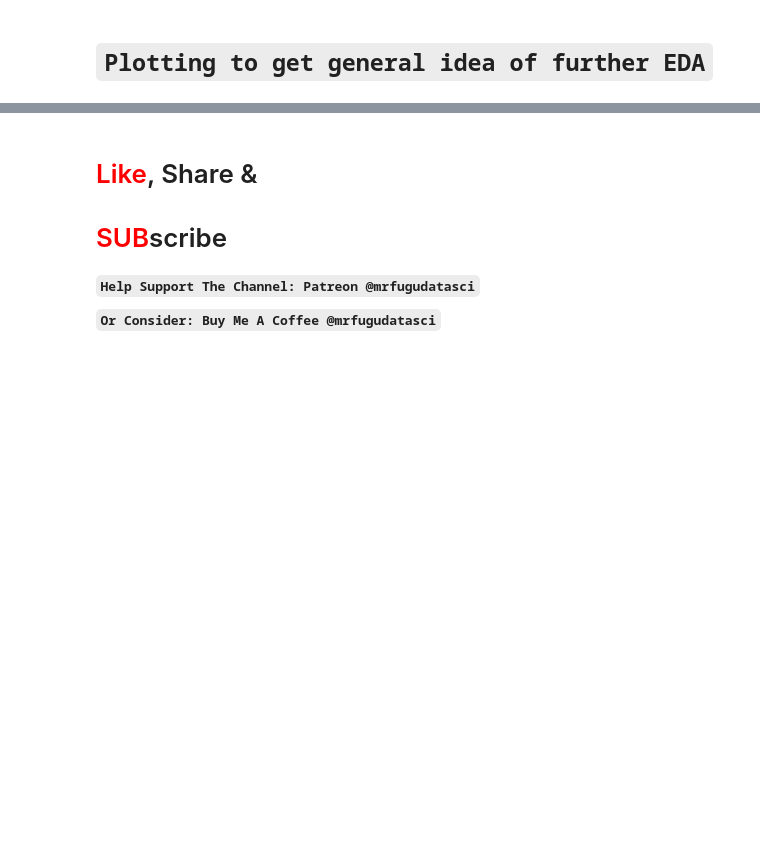
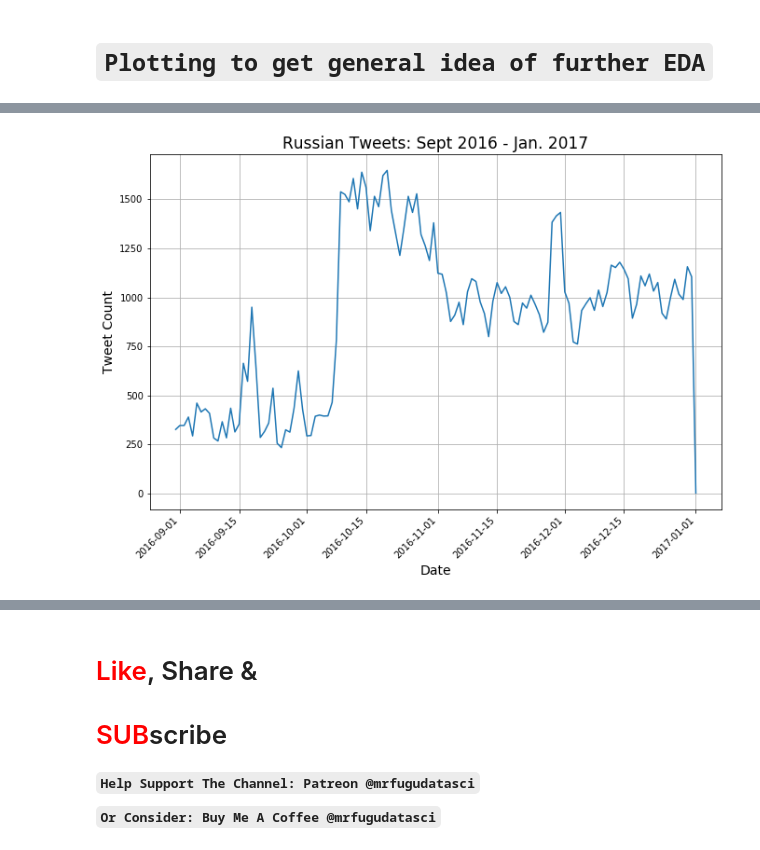
Before and after one commit to MrFuguDataScience/NLP, a Jupyter notebook: troll_tweets_02.ipynb, the cells around one changed output, grey strips where cells are left out. Drawn from its saved outputs; the diff is of its cells as text; code cells hidden in the pictures; blank space fills up the shorter version.

```diff
--- a/troll_tweets_02.ipynb
+++ b/troll_tweets_02.ipynb
@@ -171,0 +148,29 @@ tweet_trend['tweet_count'].plot(x=tr_eng['publish_date_Only'].unique(),linestyle
+# %%
+# Due to complications with translating API's and Cost I WILL NOT DO THIS...
+
+# But, I will do a comparison for plotting of tweets during election time
+
+tr_russ=troll_02[troll_02['language']=='Russian']
+
+pd.set_option('mode.chained_assignment', None) # ignore pandas warning:
+# "A value is trying to be set on a copy of a slice from a DataFrame"
+
+# Convert str to date/time with pandas
+tr_russ['publish_date']=pd.to_datetime(tr_russ['publish_date'],
+                                          infer_datetime_format=True)
+
+tr_russ.sort_values('publish_date',ascending=True)
+
+# Change formating to US dates
+tr_russ['publish_date_Only']=tr_russ['publish_date'].dt.strftime('%m/%d/%Y')
+
+mask_russ = (tr_russ['publish_date'] > '08/31/2016') &\
+(tr_russ['publish_date']  <= '01/01/02017')
+
+
+tr_russ_msk=tr_russ[mask_russ].sort_values('publish_date')
+
+
+tr_russ_msk['publish_date_Only']=pd.to_datetime(tr_russ_msk['publish_date_Only'])
+
+tr_russ_msk.head()
@@ -172,2 +184,17 @@ tweet_trend['tweet_count'].plot(x=tr_eng['publish_date_Only'].unique(),linestyle
+# %%
+plt.figure(figsize=(11,7))
+
+# sort dates and get count by date:
+dd_russ=pd.to_datetime(tr_russ_msk['publish_date_Only']).value_counts().sort_index()
+
+plt.plot(dd_russ)
+plt.xticks(rotation=45,ha="right")
+plt.title('Russian Tweets: Sept 2016 - Jan. 2017',fontsize=17)
+plt.xlabel('Date', fontsize = 14)
+plt.ylabel('Tweet Count', fontsize = 14)
+plt.grid(True)
+plt.show()
+# %% [output]
+[figure, added]
 # %%
 # Do the moving 30 average and Trump important dates
```
Also changed, not shown: parts of 22 cells of this notebook.
